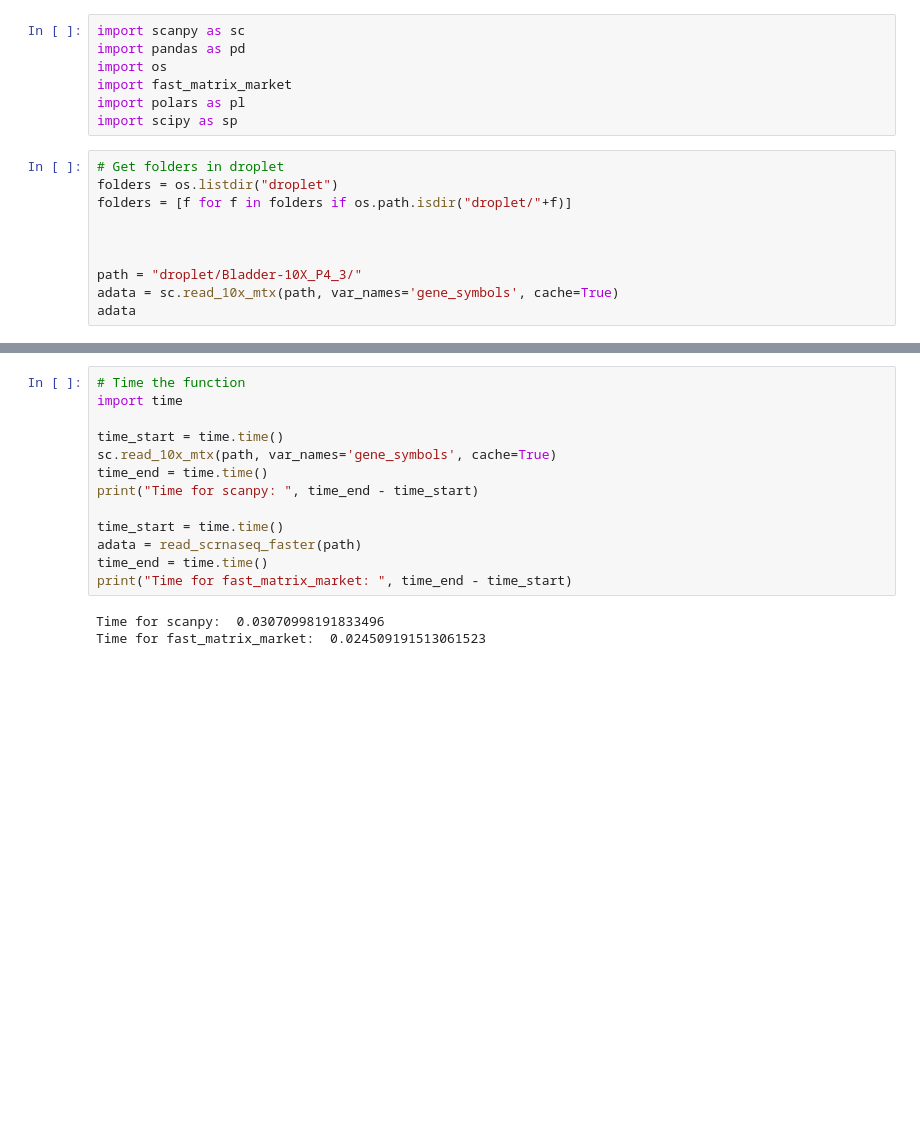
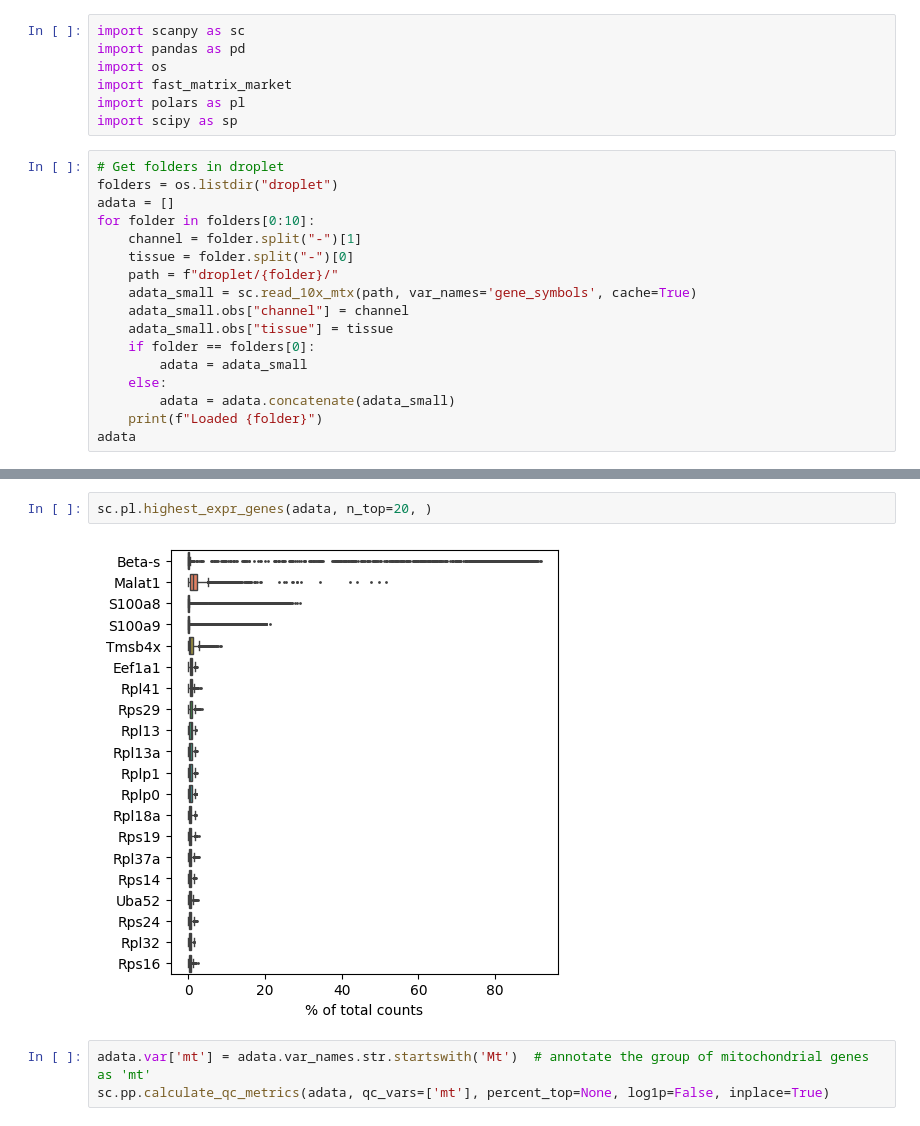
Before and after one commit to IreneRobles/scrnaseq_workshops, a Jupyter notebook: playground.ipynb, the cells around one changed output, grey strips where cells are left out. Cells and saved outputs as stored; diff of their text form; blank space fills up the shorter version.

```diff
--- a/playground.ipynb
+++ b/playground.ipynb
@@ -8,11 +8,18 @@ import scipy as sp
 # %%
 # Get folders in droplet
 folders = os.listdir("droplet")
-folders = [f for f in folders if os.path.isdir("droplet/"+f)]
-
-
-
-path = "droplet/Bladder-10X_P4_3/"
-adata = sc.read_10x_mtx(path, var_names='gene_symbols', cache=True)
+adata = []
+for folder in folders[0:10]:
+    channel = folder.split("-")[1]
+    tissue = folder.split("-")[0]
+    path = f"droplet/{folder}/"
+    adata_small = sc.read_10x_mtx(path, var_names='gene_symbols', cache=True)
+    adata_small.obs["channel"] = channel
+    adata_small.obs["tissue"] = tissue
+    if folder == folders[0]:
+        adata = adata_small
+    else:
+        adata = adata.concatenate(adata_small)
+    print(f"Loaded {folder}")
 adata
 # %% [output]
@@ -64,16 +39,7 @@ AnnData object with n_obs × n_vars = 149 × 23433
-# %%
-# Time the function
-import time
-
-time_start = time.time()
-sc.read_10x_mtx(path, var_names='gene_symbols', cache=True)
-time_end = time.time()
-print("Time for scanpy: ", time_end - time_start)
-
-time_start = time.time()
-adata = read_scrnaseq_faster(path)
-time_end = time.time()
-print("Time for fast_matrix_market: ", time_end - time_start)
-# %% [output]
-Time for scanpy:  0.03070998191833496
-Time for fast_matrix_market:  0.024509191513061523
+# %%
+sc.pl.highest_expr_genes(adata, n_top=20, )
+# %% [output]
+[figure, added]
+# %%
+adata.var['mt'] = adata.var_names.str.startswith('Mt')  # annotate the group of mitochondrial genes as 'mt'
+sc.pp.calculate_qc_metrics(adata, qc_vars=['mt'], percent_top=None, log1p=False, inplace=True)
```
Also changed, not shown: parts of 7 cells of this notebook, 5 other files.
